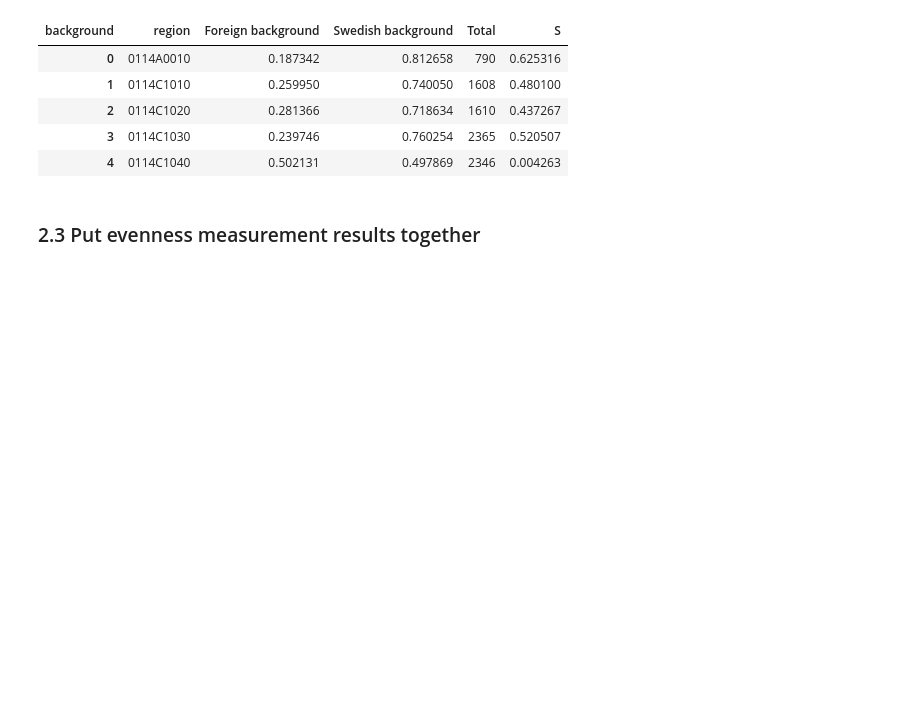
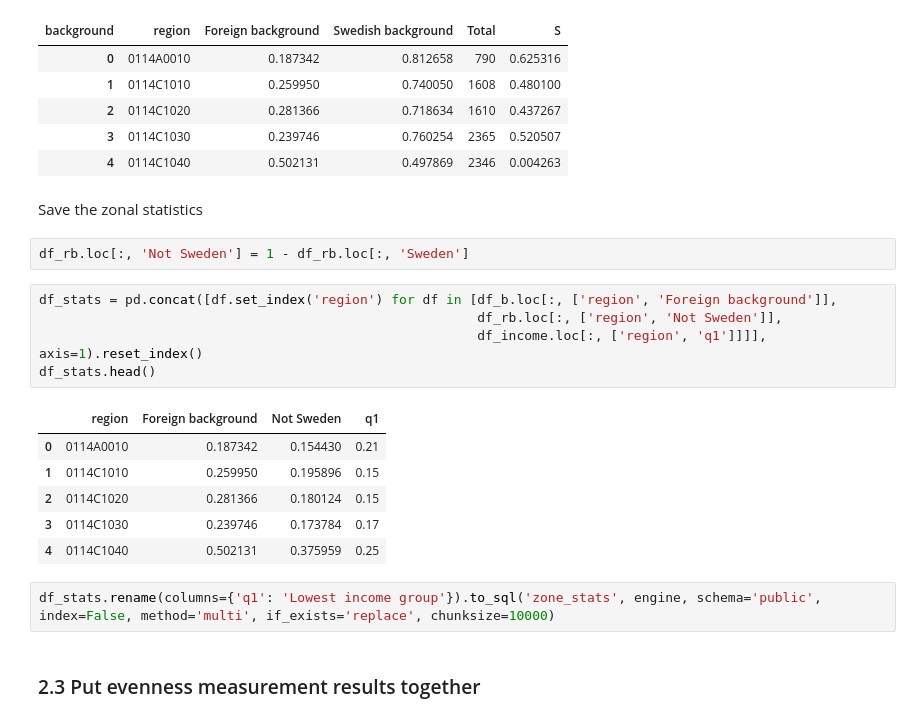
Before and after one commit to MobiSegInsights/mobi-social-segregation-se, a Jupyter notebook: src/4-residential-segregation.ipynb, the cells around one changed output. Saved outputs shown, nothing was run; the diff lists cells and outputs as text; blank space fills up the shorter version.

```diff
--- a/src/4-residential-segregation.ipynb
+++ b/src/4-residential-segregation.ipynb
@@ -186,6 +186,24 @@ df_b.head()
 | 2 | 0114C1020 | 0.281366 | 0.718634 | 1610 | 0.437267 |
 | 3 | 0114C1030 | 0.239746 | 0.760254 | 2365 | 0.520507 |
 | 4 | 0114C1040 | 0.502131 | 0.497869 | 2346 | 0.004263 |
+# %% [markdown]
+Save the zonal statistics
+# %%
+df_rb.loc[:, 'Not Sweden'] = 1 - df_rb.loc[:, 'Sweden']
+# %%
+df_stats = pd.concat([df.set_index('region') for df in [df_b.loc[:, ['region', 'Foreign background']],
+                                                        df_rb.loc[:, ['region', 'Not Sweden']],
+                                                        df_income.loc[:, ['region', 'q1']]]], axis=1).reset_index()
+df_stats.head()
+# %% [output]
+|  | region | Foreign background | Not Sweden | q1 |
+| 0 | 0114A0010 | 0.187342 | 0.154430 | 0.21 |
+| 1 | 0114C1010 | 0.259950 | 0.195896 | 0.15 |
+| 2 | 0114C1020 | 0.281366 | 0.180124 | 0.15 |
+| 3 | 0114C1030 | 0.239746 | 0.173784 | 0.17 |
+| 4 | 0114C1040 | 0.502131 | 0.375959 | 0.25 |
+# %%
+df_stats.rename(columns={'q1': 'Lowest income group'}).to_sql('zone_stats', engine, schema='public', index=False, method='multi', if_exists='replace', chunksize=10000)
 # %% [markdown]
 ### 2.3 Put evenness measurement results together
 # %%
```
Also changed, not shown: 3 other files.
